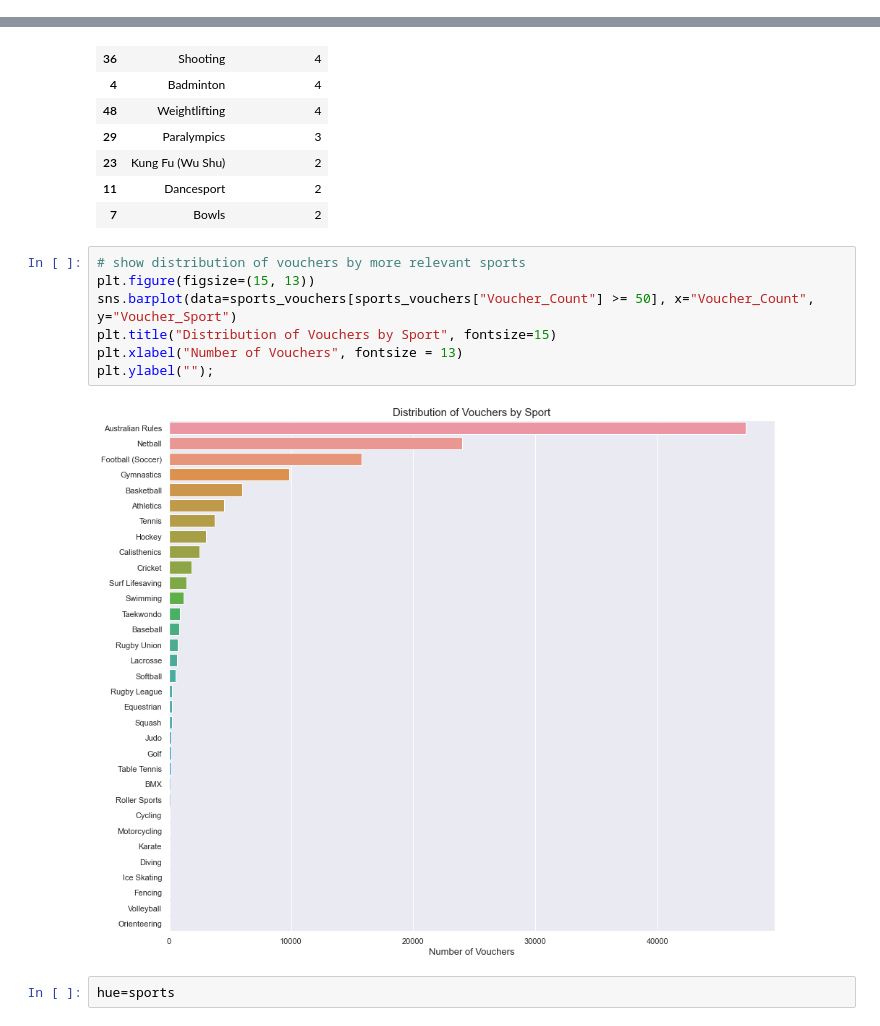
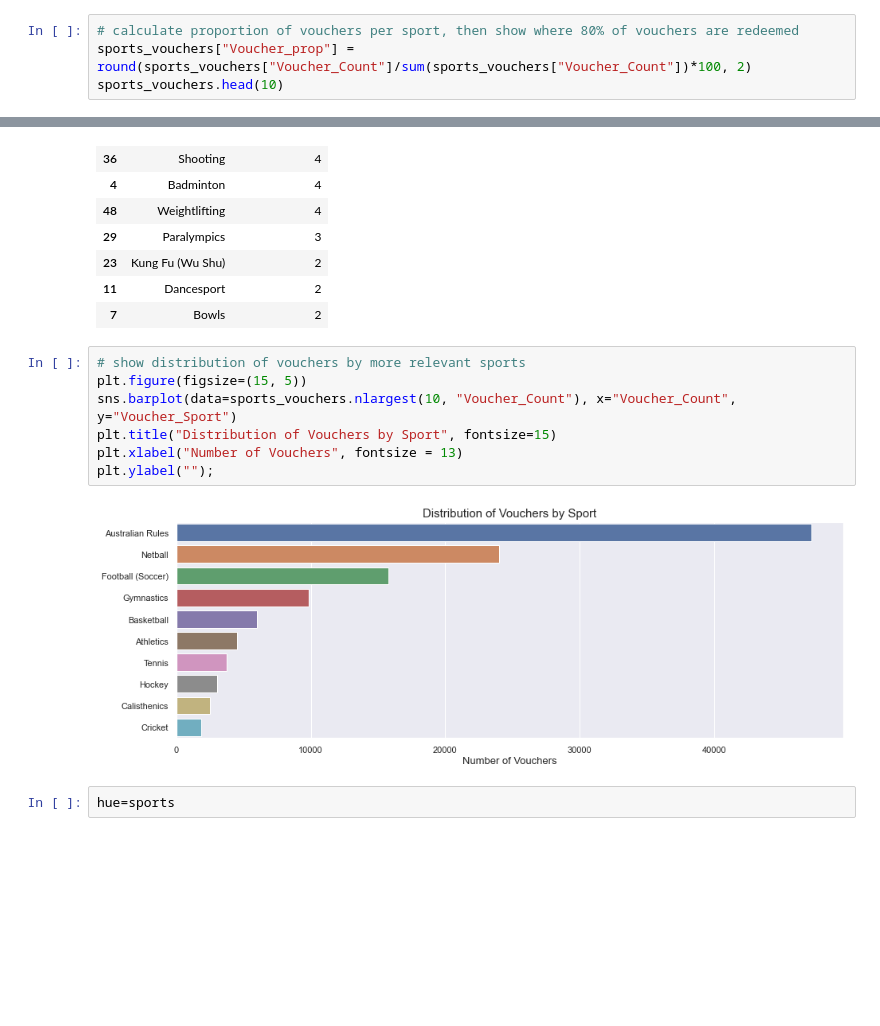
Before and after one commit to felix-rosenberger/Data-Science-Portfolio, a Jupyter notebook: Portfolio 2.ipynb, the cells around one changed output, grey strips where cells are left out. Drawn from its saved outputs; the diff is of its cells as text; blank space fills up the shorter version.

Commit message:
continued on data summary

```diff
--- a/Portfolio 2.ipynb
+++ b/Portfolio 2.ipynb
@@ -206,0 +282,4 @@ sports_vouchers.head(10)
+# %%
+# calculate proportion of vouchers per sport, then show where 80% of vouchers are redeemed
+sports_vouchers["Voucher_prop"] = round(sports_vouchers["Voucher_Count"]/sum(sports_vouchers["Voucher_Count"])*100, 2)
+sports_vouchers.head(10)
@@ -237,13 +328,13 @@ sports_vouchers[sports_vouchers["Voucher_Count"] < 50]
 | 7 | Bowls | 2 |
 # %%
 # show distribution of vouchers by more relevant sports
-plt.figure(figsize=(15, 13))
-sns.barplot(data=sports_vouchers[sports_vouchers["Voucher_Count"] >= 50], x="Voucher_Count", y="Voucher_Sport")
+plt.figure(figsize=(15, 5))
+sns.barplot(data=sports_vouchers.nlargest(10, "Voucher_Count"), x="Voucher_Count", y="Voucher_Sport")
 plt.title("Distribution of Vouchers by Sport", fontsize=15)
 plt.xlabel("Number of Vouchers", fontsize = 13)
 plt.ylabel("");
 # %% [output]
-[figure, old version]
+[figure, new version]
 # %%
 hue=sports
 # %%
```
Also changed, not shown: parts of 11 cells of this notebook.
